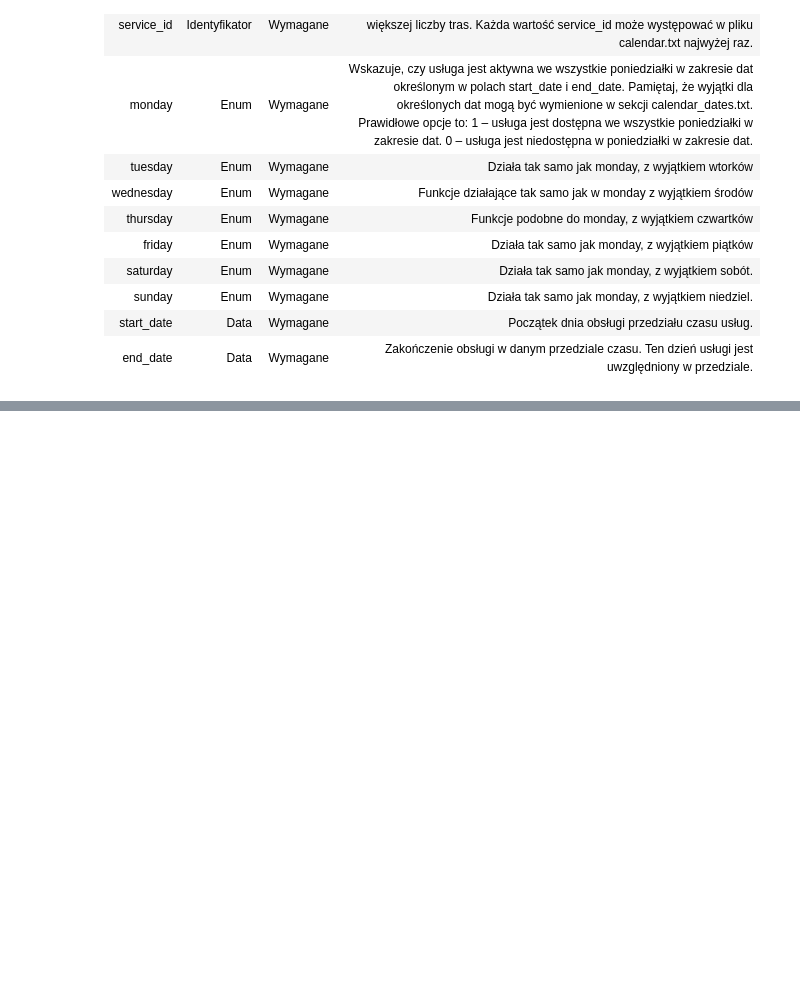
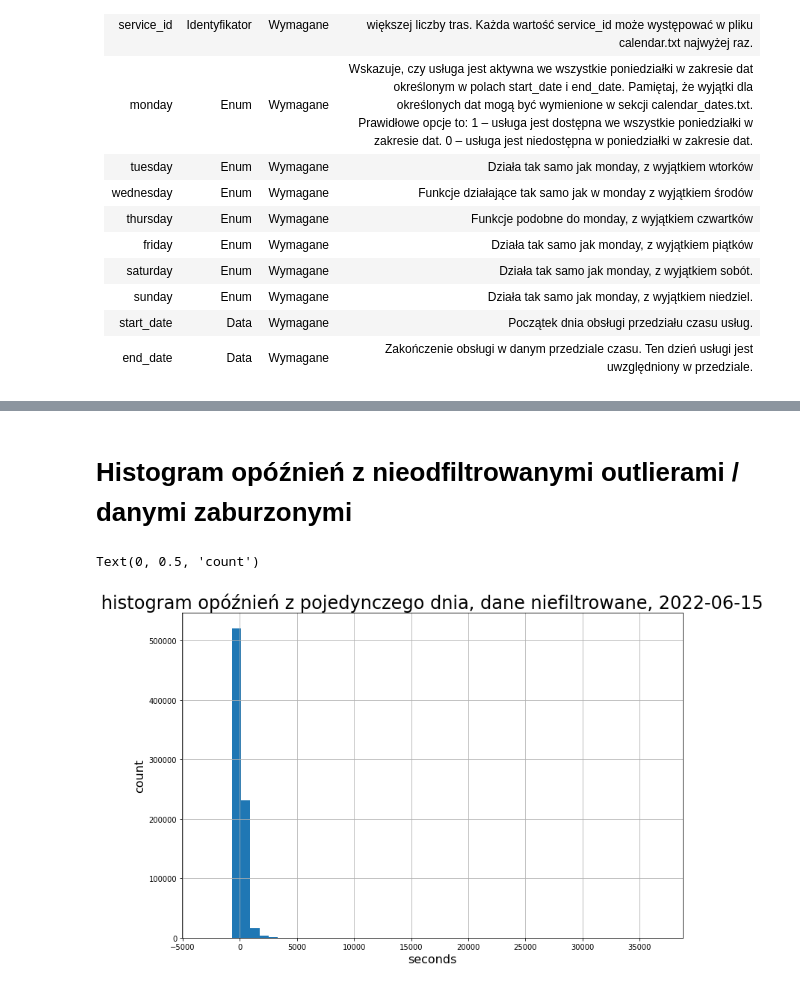
Before and after one commit to hoanganhlinh/praca-inzynierska, a Jupyter notebook: EDA.ipynb, the cells around one changed output, grey strips where cells are left out. Saved outputs shown, nothing was run; the diff lists cells and outputs as text; code cells hidden in the pictures; blank space fills up the shorter version.

```diff
--- a/EDA.ipynb
+++ b/EDA.ipynb
@@ -208,5 +126,7 @@ stop_times_df
 # %%
 directory = "../dane/gtfs-drive/"
-filepath = directory + "2023-06-15" # konkretny plik wybieramy
+day = "2022-06-15"# konkretny plik wybieramy
+filepath = directory +  day
+stop_times_df = pd.read_csv(filepath + '.gtfs/stop_times.txt')
 filepath += "-rt.gtfs"
 rt_stop_times_df = pd.read_csv(filepath + "/stop_times.txt")
@@ -246,0 +133,13 @@ merged_df['diff'] = merged_df["arrival_time_y"] - merged_df["arrival_time_x"]
+# %%
+merged_df = stop_times_df.merge(rt_stop_times_df, on=['trip_id', 'stop_id'])
+
+# Remove leading and trailing whitespaces using str.strip()
+merged_df['arrival_time_x'] = merged_df['arrival_time_x'].str.strip()
+merged_df['arrival_time_y'] = merged_df['arrival_time_y'].str.strip()
+
+# Create the past_midnight column
+
+merged_df['diff'] = pd.to_timedelta(merged_df['arrival_time_y'], errors='coerce') - pd.to_timedelta(merged_df['arrival_time_x'], errors='coerce')
+merged_df['diff'] = merged_df['diff'].apply(lambda x: pd.Timedelta.total_seconds(x))
+
+merged_df
@@ -246,0 +160,12 @@ merged_df['diff'] = merged_df["arrival_time_y"] - merged_df["arrival_time_x"]
+# %% [markdown]
+# Histogram opóźnień z nieodfiltrowanymi outlierami / danymi zaburzonymi
+# %%
+fig, ax = plt.subplots(1,1)
+fig.set_size_inches(12,8)
+merged_df['diff'].hist(ax=ax, bins = 50)
+ax.set_title(f'histogram opóźnień z pojedynczego dnia, dane niefiltrowane, {day}', fontsize = 24)
+ax.set_xlabel('seconds', fontsize = 16)
+ax.set_ylabel('count', fontsize = 16)
+# %% [output]
+Text(0, 0.5, 'count')
+[figure, added]
```
Also changed, not shown: parts of 31 cells of this notebook.
